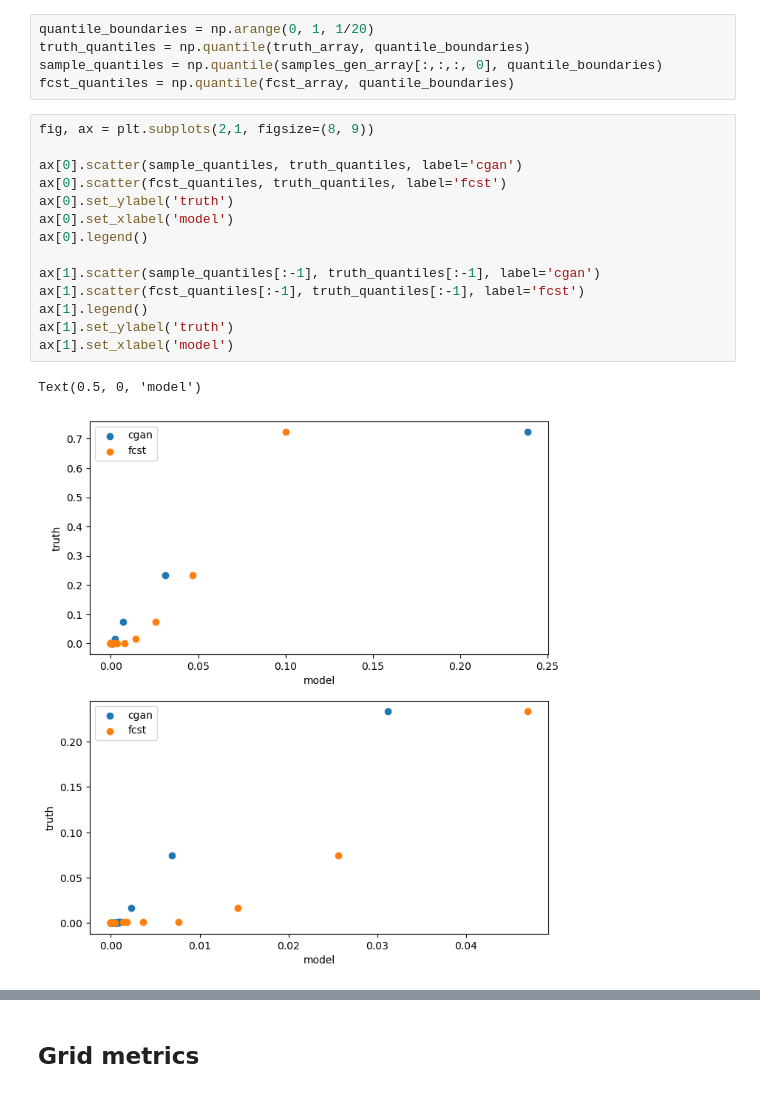
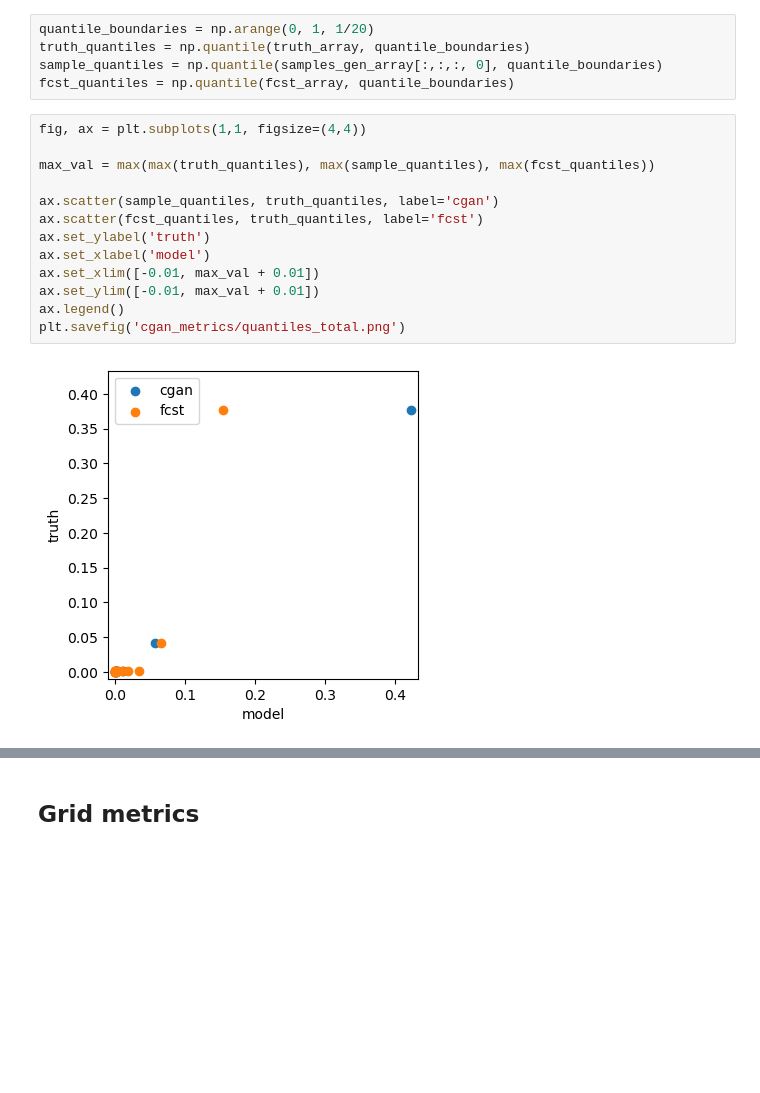
Before and after one commit to mlangguth89/downscaling-cgan, a Jupyter notebook: notebooks/plot_cgan_metrics.ipynb, the cells around one changed output, grey strips where cells are left out. Saved outputs shown, nothing was run; the diff lists cells and outputs as text; blank space fills up the shorter version.

```diff
--- a/notebooks/plot_cgan_metrics.ipynb
+++ b/notebooks/plot_cgan_metrics.ipynb
@@ -166,22 +168,20 @@ truth_quantiles = np.quantile(truth_array, quantile_boundaries)
 sample_quantiles = np.quantile(samples_gen_array[:,:,:, 0], quantile_boundaries)
 fcst_quantiles = np.quantile(fcst_array, quantile_boundaries)
 # %%
-fig, ax = plt.subplots(2,1, figsize=(8, 9))
+fig, ax = plt.subplots(1,1, figsize=(4,4))
 
-ax[0].scatter(sample_quantiles, truth_quantiles, label='cgan')
-ax[0].scatter(fcst_quantiles, truth_quantiles, label='fcst')
-ax[0].set_ylabel('truth')
-ax[0].set_xlabel('model')
-ax[0].legend()
+max_val = max(max(truth_quantiles), max(sample_quantiles), max(fcst_quantiles))
 
-ax[1].scatter(sample_quantiles[:-1], truth_quantiles[:-1], label='cgan')
-ax[1].scatter(fcst_quantiles[:-1], truth_quantiles[:-1], label='fcst')
-ax[1].legend()
-ax[1].set_ylabel('truth')
-ax[1].set_xlabel('model')
+ax.scatter(sample_quantiles, truth_quantiles, label='cgan')
+ax.scatter(fcst_quantiles, truth_quantiles, label='fcst')
+ax.set_ylabel('truth')
+ax.set_xlabel('model')
+ax.set_xlim([-0.01, max_val + 0.01])
+ax.set_ylim([-0.01, max_val + 0.01])
+ax.legend()
+plt.savefig('cgan_metrics/quantiles_total.png')
 # %% [output]
-Text(0.5, 0, 'model')
-[figure, old version]
+[figure, new version]
 # %%
 # Quantiles for different areas
 quantile_boundaries = np.arange(0, 1, 1/20)
```
Also changed, not shown: parts of 23 cells of this notebook.
